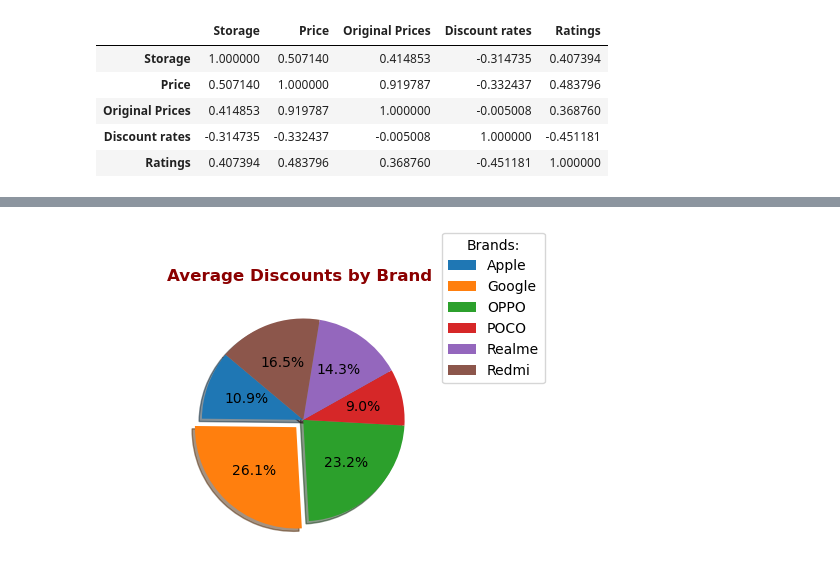
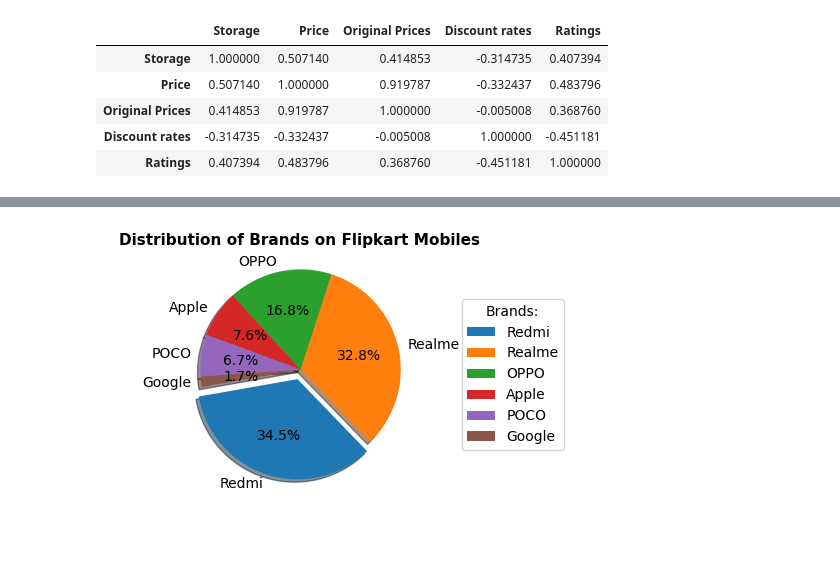
Before and after one commit to bhuvansai93/23098103-Statistics-and-Trends, a Jupyter notebook: 23019803_Assignment2_ADS1.ipynb, the cells around one changed output, grey strips where cells are left out. Saved outputs shown, nothing was run; the diff lists cells and outputs as text; code cells hidden in the pictures; blank space fills up the shorter version.

```diff
--- a/23019803_Assignment2_ADS1.ipynb
+++ b/23019803_Assignment2_ADS1.ipynb
@@ -298,7 +275,20 @@ def pie_chart():
-# %%
-pie_chart()
-# %% [output]
-[figure, removed]
+# %%
+def mob_pie_chart():
+    brands=['Apple','Redmi','POCO','Realme','Google','OPPO']
+    mob_brands=mob_res[mob_res['Brand'].isin(brands)]
+    brand_counts = mob_brands['Brand'].value_counts()
+    explode= [0.1 if i==brand_counts.argmax() else 0 for i in range(len(brand_counts))]
+    plt.figure(figsize=(5, 3))
+    plt.pie(brand_counts, labels=brand_counts.index, autopct='%1.1f%%', startangle=190,explode=explode,shadow=True)
+    plt.legend(brand_counts.index,title='Brands:',loc='center left',bbox_to_anchor=(0.9,0.5))
+    plt.axis('equal')
+    plt.title('Distribution of Brands on Flipkart Mobiles',size='11',pad=10,fontweight='bold')
+    plt.savefig('Pie_Chart.png',dpi=144, bbox_inches = "tight")
+    plt.show()
+# %%
+mob_pie_chart()
+# %% [output]
+[figure, added]
 # %%
 def plot_heatmap():
     corr_matrix=mob_res.select_dtypes(include='number').corr()
```
Also changed, not shown: parts of 9 cells of this notebook.
